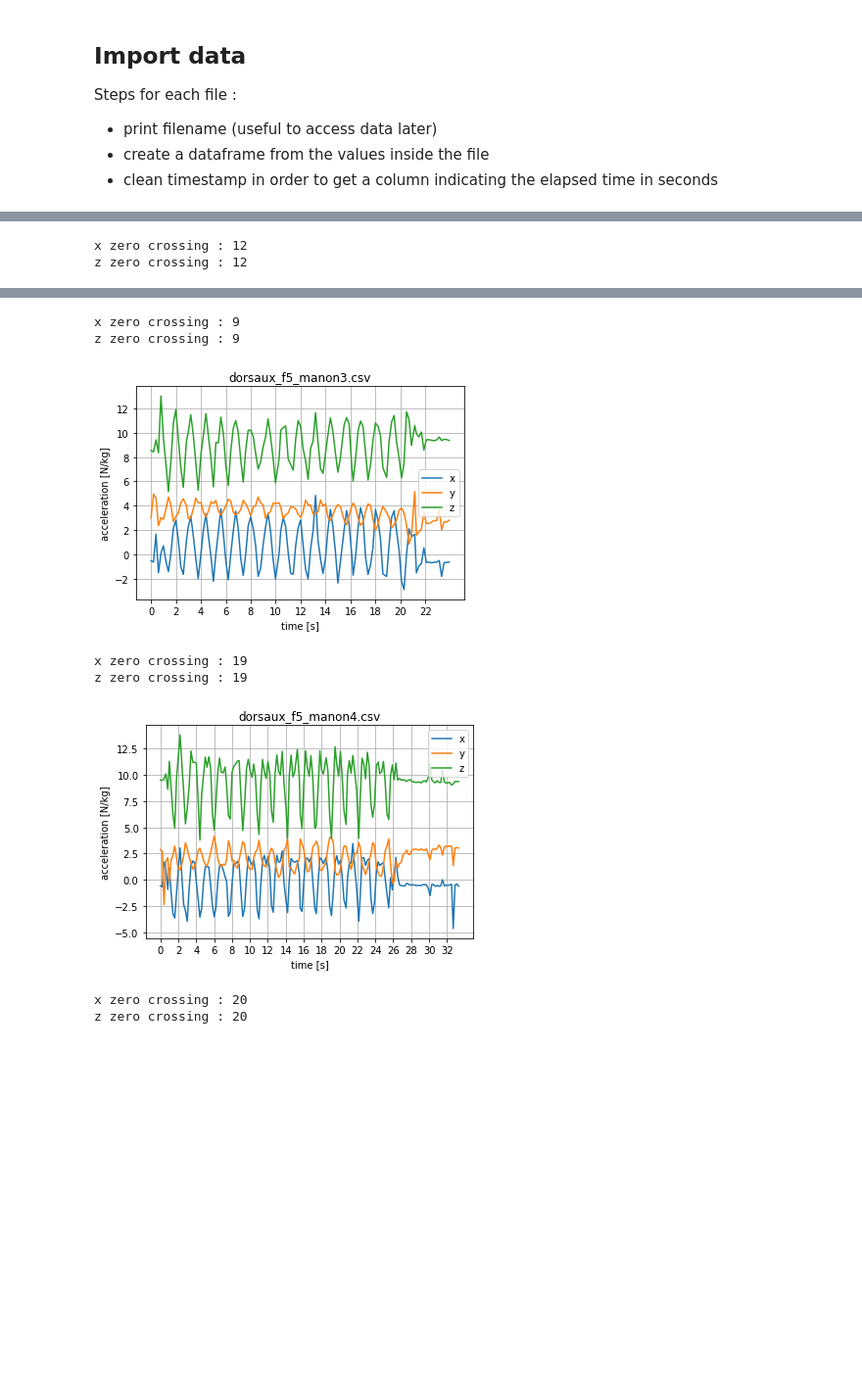
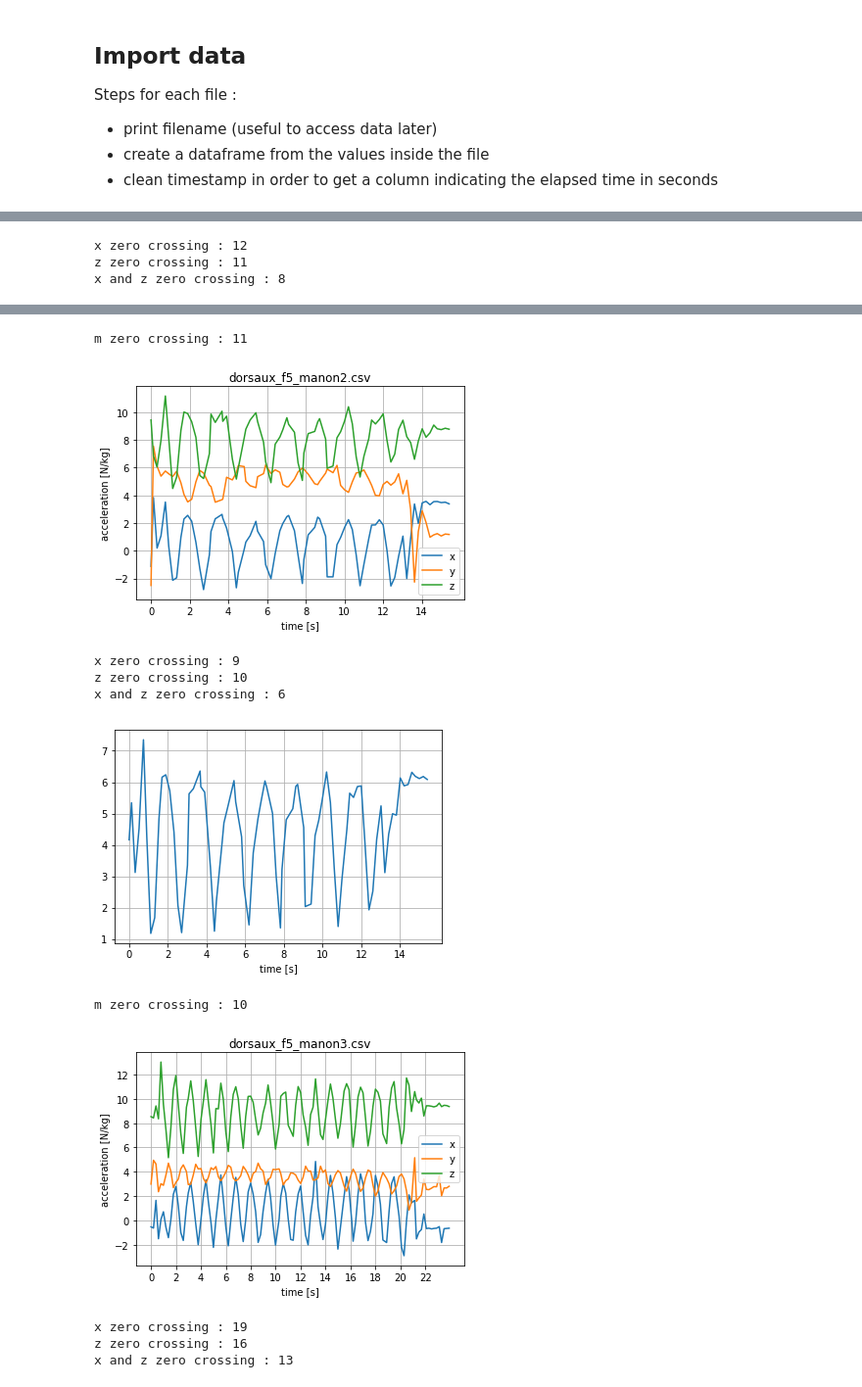
Before and after one commit to hibol/qself, a Jupyter notebook: Rep counting.ipynb, the cells around one changed output, grey strips where cells are left out. Shown at 98% size. Cells and saved outputs as stored; diff of their text form; code cells hidden in the pictures; blank space fills up the shorter version.

Commit message:
update rep counting notebook and fitbit raw data app

```diff
--- a/Rep counting.ipynb
+++ b/Rep counting.ipynb
@@ -16,9 +16,9 @@ path = "./selected_raw_data/"
 # edge = 0 -> falling
 def zero_crosses(data, edge):
     if edge==1:
-        return np.logical_and((x[:-1]*x[1:] < 0), (x[1:] < 0)).sum()
+        return np.logical_and((data[:-1]*data[1:] < 0), (data[1:] < 0))
     elif edge==0:
-        return np.logical_and((x[:-1]*x[1:] < 0), (x[1:] > 0)).sum()
+        return np.logical_and((data[:-1]*data[1:] < 0), (data[1:] > 0))
 # %% [markdown]
 ## Import data
 Steps for each file :
@@ -33,7 +33,3 @@ for f in listdir(path):
     data[f] = pd.read_csv(path+f)
     start_time = data[f]["timestamp"][0]
     data[f]["timestamp"] = (data[f]["timestamp"]-start_time)/1000
-# %%
-ex = data['abdos_f5_manon1.csv']
-x = np.array(ex['x'])
-((x[:-1] * x[1:]) < 0).sum()
@@ -96,9 +148,30 @@ for f in data:
 
         x = np.array(data[f]['x'])
         z = np.array(data[f]['z'])-8
-        print('x zero crossing : ' +str(zero_crosses(x, 1)))
-        print('z zero crossing : ' +str(zero_crosses(z, 1)))
+
+        x_zeros = zero_crosses(x, 1)
+        z_zeros = zero_crosses(z, 1)
+
+        xz_zeros = np.logical_and(x_zeros, z_zeros)
+        print('x zero crossing : ' +str(x_zeros.sum()))
+        print('z zero crossing : ' +str(z_zeros.sum()))
+        print('x and z zero crossing : ' +str(xz_zeros.sum()))
+
+        m = []
+        for i in range(len(data[f]['x'])):
+            m.append((data[f]['x'][i] + data[f]['z'][i])/2)
+
+        pl.plot(data[f]['timestamp'], m)
+        pl.xlabel('time [s]')
+        pl.xticks(np.arange(min(data[f]["timestamp"]), max(data[f]["timestamp"]), step=2))
+        pl.grid()
+        pl.show()
+
+        m[:] = [x-4 for x in m]
+        m_zeros = zero_crosses(np.array(m), 1)
+        print('m zero crossing : ' +str(m_zeros.sum()))
 # %% [output]
 [figure]
 x zero crossing : 12
-z zero crossing : 12
+z zero crossing : 11
+x and z zero crossing : 8
@@ -106,8 +179,11 @@ z zero crossing : 12
-x zero crossing : 9
-z zero crossing : 9
+m zero crossing : 11
-[figure, old version]
+[figure, new version]
-x zero crossing : 19
-z zero crossing : 19
+x zero crossing : 9
+z zero crossing : 10
+x and z zero crossing : 6
-[figure, old version]
+[figure, new version]
-x zero crossing : 20
-z zero crossing : 20
+m zero crossing : 10
+[figure, added]
+x zero crossing : 19
+z zero crossing : 16
+x and z zero crossing : 13
```
Also changed, not shown: parts of 5 cells of this notebook, 2 other files.
